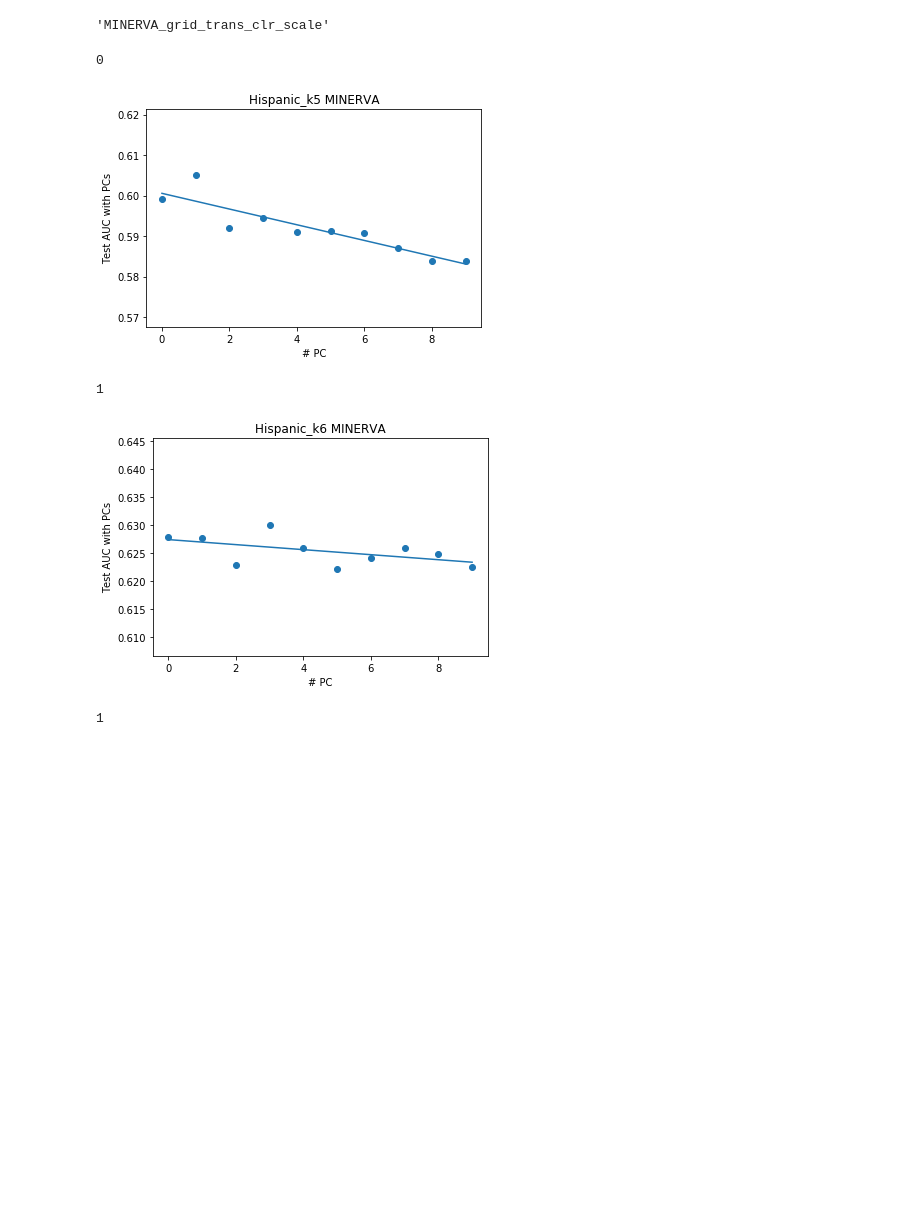
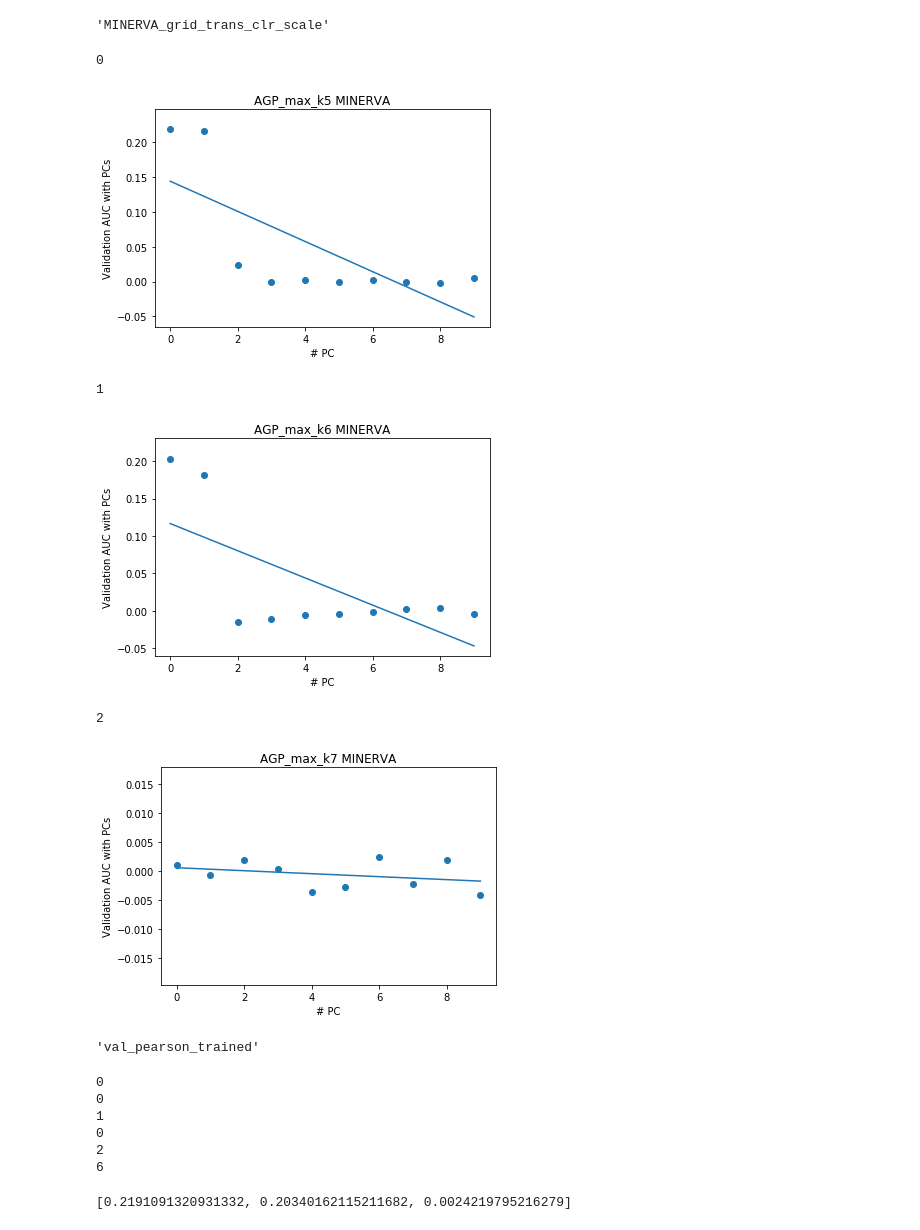
Before and after one commit to LeahBriscoe/microbatch_vc, a Jupyter notebook: Classifier/PlotGrid.ipynb, the cells around one changed output. Drawn from its saved outputs; the diff is of its cells as text; code cells hidden in the pictures; blank space fills up the shorter version.

```diff
--- a/Classifier/PlotGrid.ipynb
+++ b/Classifier/PlotGrid.ipynb
@@ -16,9 +16,9 @@ import pickle
 # %%
 args = sys.argv
 
-cohort_list =  'Hispanic_k5&Hispanic_k6'#'T2D_k6&T2D_k7'#"CRC_k6&CRC_k7"#'Thomas_k6&Thomas_k7' #'T2D_k6&T2D_k7' # 'AGP_max_k5&AGP_max_k6&AGP_max_k7'
-phenotype = "antibiotic"#"bin_antibiotic_last_year"#"bin_t2d"#'bin_crc_normal'#'bmi_corrected'#
-pred_bool = 0
+cohort_list = 'AGP_max_k5&AGP_max_k6&AGP_max_k7'#'T2D_k6&T2D_k7'#'Thomas_k6&Thomas_k7' #"CRC_k6&CRC_k7"#'Hispanic_k5&Hispanic_k6&Hispanic_k7'#Thomas_k6'#'Hispanic_k5&Hispanic_k6&Hispanic_k7'#'T2D_k6&T2D_k7'#"CRC_k6&CRC_k7"#'T2D_k6&T2D_k7' # 'AGP_max_k5&AGP_max_k6&AGP_max_k7'
+phenotype = 'bmi_corrected'#"bin_t2d"#'bin_crc_normal'#'antibiotic'#'bmi_corrected'#"bin_antibiotic_last_year"# 'bin_crc_adenomaORnormal'#""bin_antibiotic_last_year"#'bin_crc_normal'#
+pred_bool = 1
 args = ['./run_MINERVA_test_train_grid.sh','/Users/leahbriscoe/Documents/MicroBatch/microbatch_vc', cohort_list , 'kmer', 'BatchCorrected', phenotype, 1, 0,
         10, 'minervaclrscale',"MINERVA_grid_trans_clr_scale",1,pred_bool]
 # args = ['./run_MINERVA_test_train_grid.sh','/Users/leahbriscoe/Documents/MicroBatch/microbatch_vc', cohort_list, 'kmer', 'BatchCorrected', phenotype, 1, 0,
@@ -98,7 +98,7 @@ import matplotlib.pyplot as plt
 train_auc = []
 test_auc = []
 dataset_num = 1
-for i in range(10):
+for i in range(num_pcs):
 
     if not PC:
         train_auc.extend(all_datasets_dict['dataset' + str(dataset_num)][trainKey])
@@ -124,10 +128,13 @@ plt.show()
+# %%
+total_pcs = 10
 # %%
 # check MINERVA PCs
 dataset_num = 1
 
+
 train_auc = []
 test_auc = []
-for i in range(10):
+for i in range(total_pcs):
     if not PC:
         train_auc.extend(all_datasets_dict['dataset' + str(dataset_num)][valKey])
         test_auc.extend(all_datasets_dict['dataset' + str(dataset_num)][testKey])
@@ -166,7 +173,12 @@ for dataset_num in range(len(study_names)):
     pc_num = []
     auc = []
     plot_train = False
-    plot_validation = False
+    plot_validation = True
+
+    if plot_validation:
+        extractKey = valKey
+    else:
+        extractKey = trainKey
 
     if not PC:
         auc_val.append(np.mean(all_datasets_dict['dataset' + str(dataset_num)][valKey]))
@@ -179,7 +191,7 @@ for dataset_num in range(len(study_names)):
                 ylab_input = "Validation AUC with PCs"
             else:
                 ylab_input = "Test AUC with PCs"
-        for i in range(10):
+        for i in range(total_pcs):
             pc_num.append(i)
             auc_val.append(np.mean(all_datasets_dict['dataset' + str(dataset_num)]["PC" + str(i)][valKey]))
             if plot_train:
@@ -196,51 +208,45 @@ for dataset_num in range(len(study_names)):
                 methodkey = "MINERVA_grid_PC" + str(i) + "_trans_clr_scale"
                 output_dict[ methodkey]=dict()
                 output_dict[ methodkey]['Random Forest'] = dict()
-                output_dict[ methodkey]['Random Forest']['auc_all'] = all_datasets_dict['dataset' + str(dataset_num)]["PC" + str(i)][testKey]
+                output_dict[ methodkey]['Random Forest']['auc_all'] = all_datasets_dict['dataset' + str(dataset_num)]["PC" + str(i)][extractKey]
                 pickle.dump(output_dict , open( data_folders[dataset_num] +  data_type + "_" + prefix_name + "_" + column_of_interest + "_" + "MINERVA_grid_PC" + str(i) + "_trans_clr_scale" + "_classification_auc.pkl", "wb" ) )
 
 
             else:
-                output_dict['pearson'] = all_datasets_dict['dataset' + str(dataset_num)]["PC" + str(i)][testKey]
+                output_dict['pearson'] = all_datasets_dict['dataset' + str(dataset_num)]["PC" + str(i)][extractKey]
                 pickle.dump(output_dict , open( data_folders[dataset_num] +  data_type + "_" + prefix_name + "_" + column_of_interest + "_" + "MINERVA_grid_PC" + str(i) + "_trans_clr_scale" + "_pearson_and_mse.pkl", "wb" ) )
-
-
-
-
-
-
-
-
 
 
 
         x = np.array(pc_num)
         y = np.array(auc)
         plt.scatter( x,  y)
 
         m, b = np.polyfit(x, y, 1)
 
         plt.plot(x, m*x + b)
 
         plt.xlabel("# PC")
         plt.ylabel(ylab_input)
         plt.title(study_names[dataset_num] + " MINERVA")
         plt.show()
         #auc_collection.append(auc)
 
 
     auc_collection["dataset" + str(dataset_num)] = auc_val
     if PC:
         pc_number_collection["dataset" + str(dataset_num)] = pc_num
 
 
 # plt.plot(x1, y1, "g")
 
 
 
 # plt.plot(x2, y2, "r")
 # %% [output]
 0
-[figure, old version]
+[figure, new version]
 1
-[figure, old version]
+[figure, new version]
+2
+[figure, added]
@@ -249,3 +253,7 @@ plt.show()
+# %%
+extractKey
+# %% [output]
+'val_pearson_trained'
 # %%
 if PC:
 
@@ -256,16 +264,25 @@ if PC:
 
 
         index_best_pc = auc_collection["dataset" + str(dataset_num)].index(max(auc_collection["dataset" + str(dataset_num)]))
+        print(dataset_num)
+        print(index_best_pc)
         best_auc_per_dataset.append(auc_collection["dataset" + str(dataset_num)][index_best_pc])
         best_pc_per_dataset.append(index_best_pc)
 else:
     best_auc_per_dataset = []
     for dataset_num in [0,1]:
         best_auc_per_dataset.append(auc_collection["dataset" + str(dataset_num)])
+# %% [output]
+0
+0
+1
+0
+2
+6
-# %%
-dataset_num
-# %% [output]
-1
+# %%
+best_auc_per_dataset
+# %% [output]
+[0.2191091320931332, 0.20340162115211682, 0.0024219795216279]
 # %%
 auc_collection["dataset" + str(dataset_num)]
 # %% [output]
```
Also changed, not shown: parts of 17 cells of this notebook, 12 other files.
